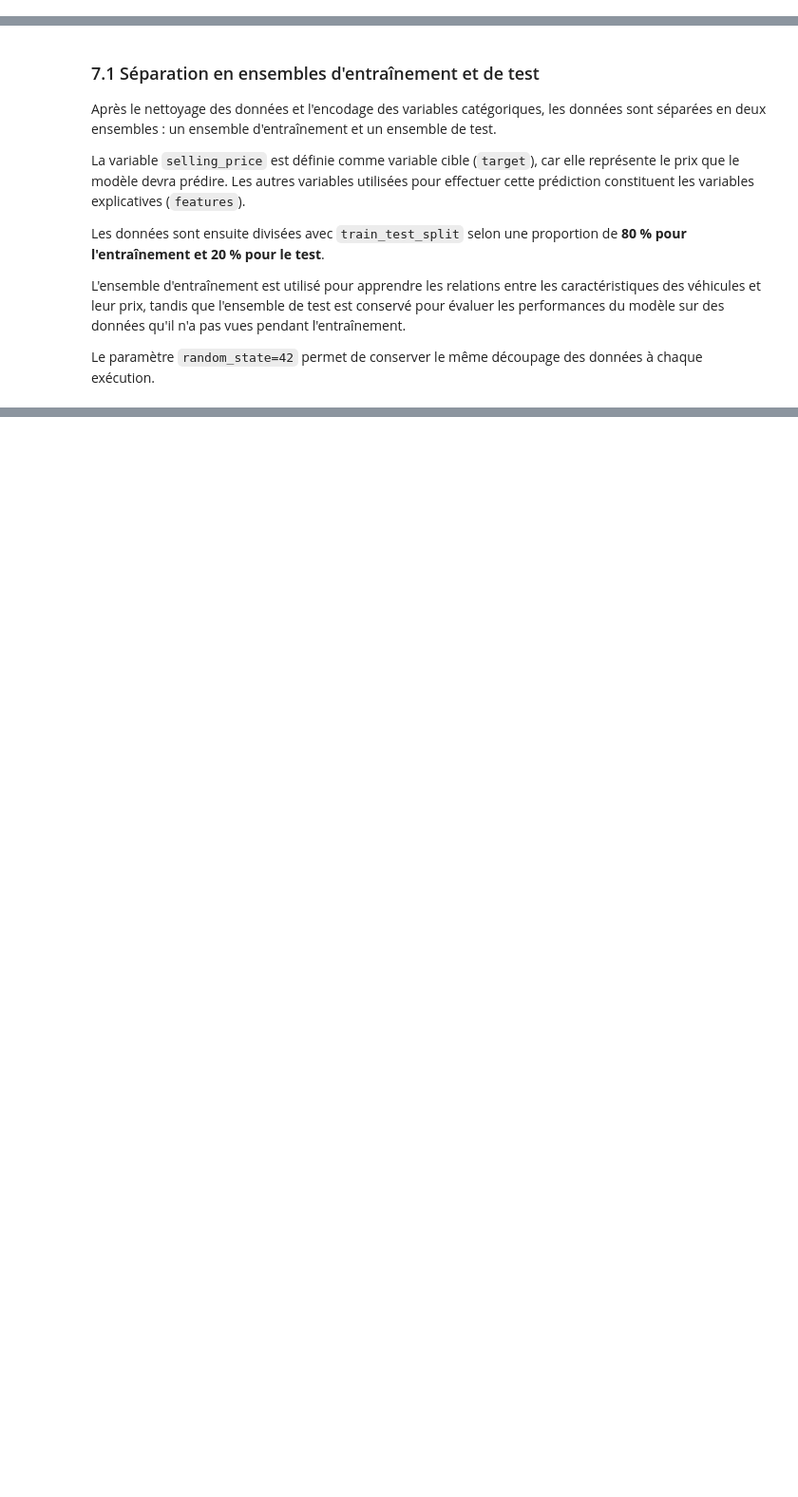
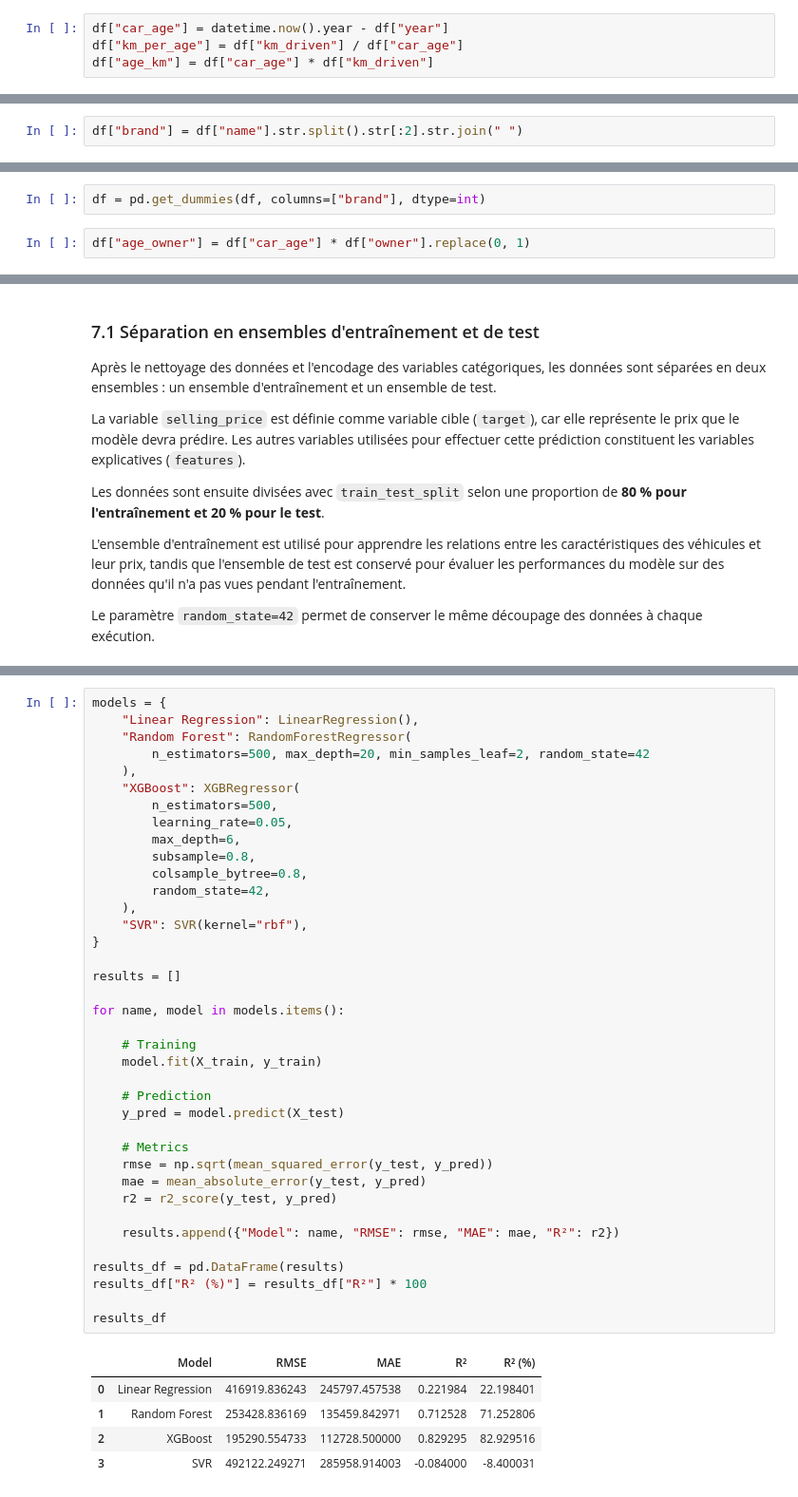
Before and after one commit to yakhlafhoussam/Car-Price-Predictor, a Jupyter notebook: notebooks/exploration.ipynb, the cells around one changed output, grey strips where cells are left out. Shown at 95% size. Saved outputs shown, nothing was run; the diff lists cells and outputs as text; blank space fills up the shorter version.

```diff
--- a/notebooks/exploration.ipynb
+++ b/notebooks/exploration.ipynb
@@ -541,0 +570,4 @@ plt.show()
+# %%
+df["car_age"] = datetime.now().year - df["year"]
+df["km_per_age"] = df["km_driven"] / df["car_age"]
+df["age_km"] = df["car_age"] * df["km_driven"]
@@ -542,3 +588,5 @@ plt.show()
+# %%
+df["brand"] = df["name"].str.split().str[:2].str.join(" ")
 # %% [markdown]
 ## 6. Encodage des variables catégoriques
 
@@ -605,3 +663,7 @@ df["owner"] = df["owner"].map({
+# %%
+df = pd.get_dummies(df, columns=["brand"], dtype=int)
+# %%
+df["age_owner"] = df["car_age"] * df["owner"].replace(0, 1)
 # %% [markdown]
 ## 7. Séparation des données
 
@@ -691,0 +778,44 @@ df.to_csv("../data/output.csv", index=False)
+# %%
+models = {
+    "Linear Regression": LinearRegression(),
+    "Random Forest": RandomForestRegressor(
+        n_estimators=500, max_depth=20, min_samples_leaf=2, random_state=42
+    ),
+    "XGBoost": XGBRegressor(
+        n_estimators=500,
+        learning_rate=0.05,
+        max_depth=6,
+        subsample=0.8,
+        colsample_bytree=0.8,
+        random_state=42,
+    ),
+    "SVR": SVR(kernel="rbf"),
+}
+
+results = []
+
+for name, model in models.items():
+
+    # Training
+    model.fit(X_train, y_train)
+
+    # Prediction
+    y_pred = model.predict(X_test)
+
+    # Metrics
+    rmse = np.sqrt(mean_squared_error(y_test, y_pred))
+    mae = mean_absolute_error(y_test, y_pred)
+    r2 = r2_score(y_test, y_pred)
+
+    results.append({"Model": name, "RMSE": rmse, "MAE": mae, "R²": r2})
+
+results_df = pd.DataFrame(results)
+results_df["R² (%)"] = results_df["R²"] * 100
+
+results_df
+# %% [output]
+|  | Model | RMSE | MAE | R² | R² (%) |
+| 0 | Linear Regression | 416919.836243 | 245797.457538 | 0.221984 | 22.198401 |
+| 1 | Random Forest | 253428.836169 | 135459.842971 | 0.712528 | 71.252806 |
+| 2 | XGBoost | 195290.554733 | 112728.500000 | 0.829295 | 82.929516 |
+| 3 | SVR | 492122.249271 | 285958.914003 | -0.084000 | -8.400031 |
```
Also changed, not shown: parts of 16 cells of this notebook, 2 other files.
